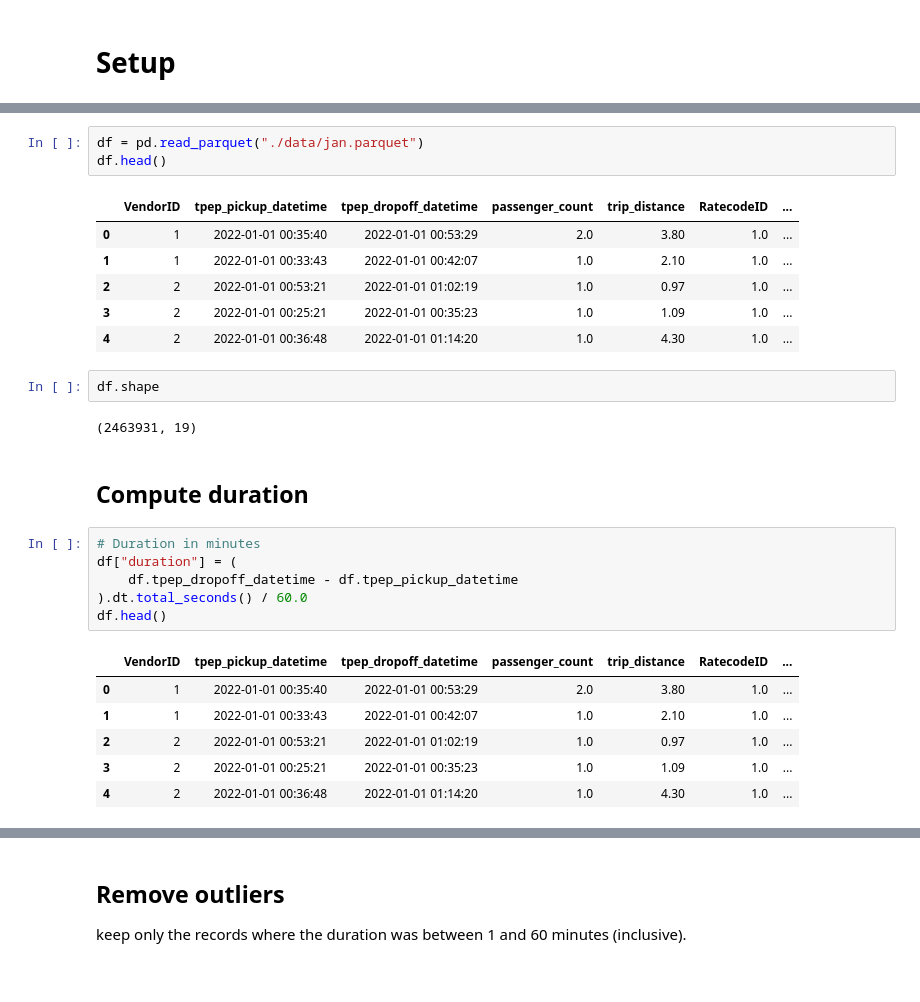
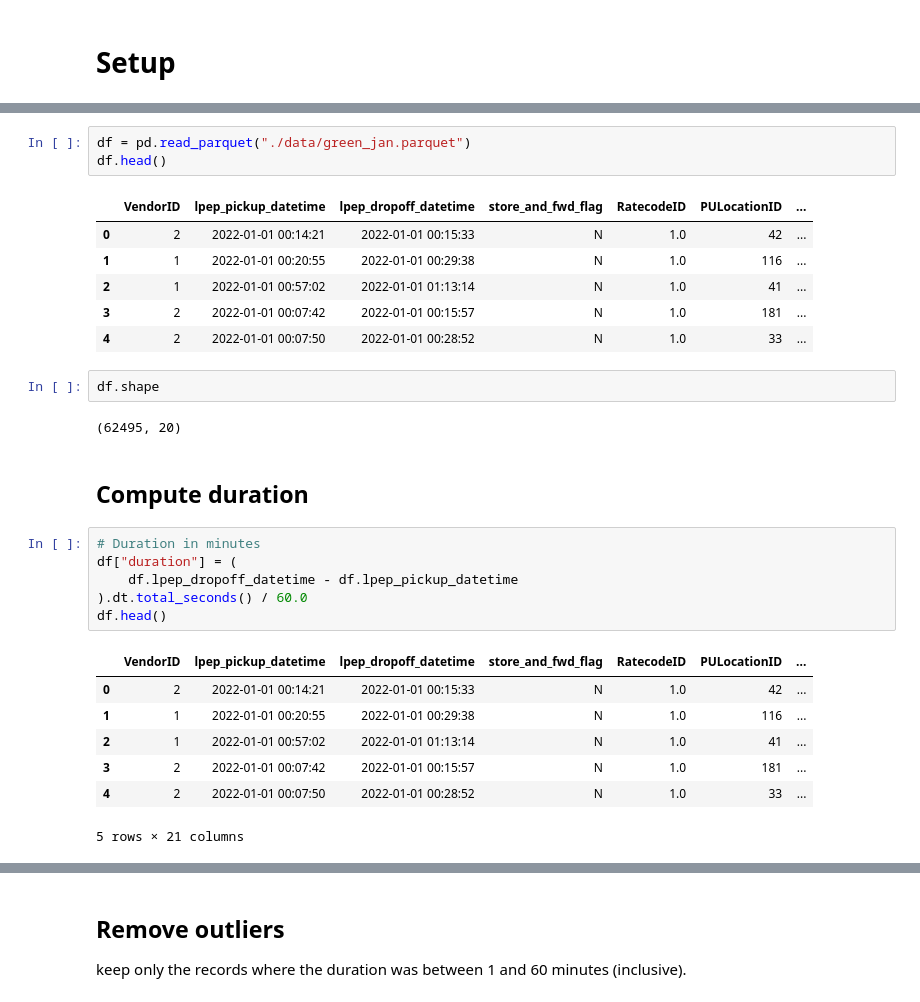
Before and after one commit to eatPizza311/taxi_mlops, a Jupyter notebook: duration_prediction.ipynb, the cells around one changed output, grey strips where cells are left out. Cells and saved outputs as stored; diff of their text form.

```diff
--- a/duration_prediction.ipynb
+++ b/duration_prediction.ipynb
@@ -22,32 +45,33 @@ import matplotlib.pyplot as plt
 # %%
-df = pd.read_parquet("./data/jan.parquet")
+df = pd.read_parquet("./data/green_jan.parquet")
 df.head()
 # %% [output]
-|  | VendorID | tpep_pickup_datetime | tpep_dropoff_datetime | passenger_count | trip_distance | RatecodeID | ... |
-| 0 | 1 | 2022-01-01 00:35:40 | 2022-01-01 00:53:29 | 2.0 | 3.80 | 1.0 | ... |
-| 1 | 1 | 2022-01-01 00:33:43 | 2022-01-01 00:42:07 | 1.0 | 2.10 | 1.0 | ... |
-| 2 | 2 | 2022-01-01 00:53:21 | 2022-01-01 01:02:19 | 1.0 | 0.97 | 1.0 | ... |
-| 3 | 2 | 2022-01-01 00:25:21 | 2022-01-01 00:35:23 | 1.0 | 1.09 | 1.0 | ... |
-| 4 | 2 | 2022-01-01 00:36:48 | 2022-01-01 01:14:20 | 1.0 | 4.30 | 1.0 | ... |
+|  | VendorID | lpep_pickup_datetime | lpep_dropoff_datetime | store_and_fwd_flag | RatecodeID | PULocationID | ... |
+| 0 | 2 | 2022-01-01 00:14:21 | 2022-01-01 00:15:33 | N | 1.0 | 42 | ... |
+| 1 | 1 | 2022-01-01 00:20:55 | 2022-01-01 00:29:38 | N | 1.0 | 116 | ... |
+| 2 | 1 | 2022-01-01 00:57:02 | 2022-01-01 01:13:14 | N | 1.0 | 41 | ... |
+| 3 | 2 | 2022-01-01 00:07:42 | 2022-01-01 00:15:57 | N | 1.0 | 181 | ... |
+| 4 | 2 | 2022-01-01 00:07:50 | 2022-01-01 00:28:52 | N | 1.0 | 33 | ... |
 # %%
 df.shape
 # %% [output]
-(2463931, 19)
+(62495, 20)
 # %% [markdown]
 ## Compute duration
 # %%
 # Duration in minutes
 df["duration"] = (
-    df.tpep_dropoff_datetime - df.tpep_pickup_datetime
+    df.lpep_dropoff_datetime - df.lpep_pickup_datetime
 ).dt.total_seconds() / 60.0
 df.head()
 # %% [output]
-|  | VendorID | tpep_pickup_datetime | tpep_dropoff_datetime | passenger_count | trip_distance | RatecodeID | ... |
-| 0 | 1 | 2022-01-01 00:35:40 | 2022-01-01 00:53:29 | 2.0 | 3.80 | 1.0 | ... |
-| 1 | 1 | 2022-01-01 00:33:43 | 2022-01-01 00:42:07 | 1.0 | 2.10 | 1.0 | ... |
-| 2 | 2 | 2022-01-01 00:53:21 | 2022-01-01 01:02:19 | 1.0 | 0.97 | 1.0 | ... |
-| 3 | 2 | 2022-01-01 00:25:21 | 2022-01-01 00:35:23 | 1.0 | 1.09 | 1.0 | ... |
-| 4 | 2 | 2022-01-01 00:36:48 | 2022-01-01 01:14:20 | 1.0 | 4.30 | 1.0 | ... |
+|  | VendorID | lpep_pickup_datetime | lpep_dropoff_datetime | store_and_fwd_flag | RatecodeID | PULocationID | ... |
+| 0 | 2 | 2022-01-01 00:14:21 | 2022-01-01 00:15:33 | N | 1.0 | 42 | ... |
+| 1 | 1 | 2022-01-01 00:20:55 | 2022-01-01 00:29:38 | N | 1.0 | 116 | ... |
+| 2 | 1 | 2022-01-01 00:57:02 | 2022-01-01 01:13:14 | N | 1.0 | 41 | ... |
+| 3 | 2 | 2022-01-01 00:07:42 | 2022-01-01 00:15:57 | N | 1.0 | 181 | ... |
+| 4 | 2 | 2022-01-01 00:07:50 | 2022-01-01 00:28:52 | N | 1.0 | 33 | ... |
+5 rows × 21 columns
 # %%
 df.duration.describe(percentiles=[0.95, 0.98, 0.99]).apply(lambda x: round(x, 2))
 # %% [output]
```
Also changed, not shown: parts of 18 cells of this notebook, 1 other file.
